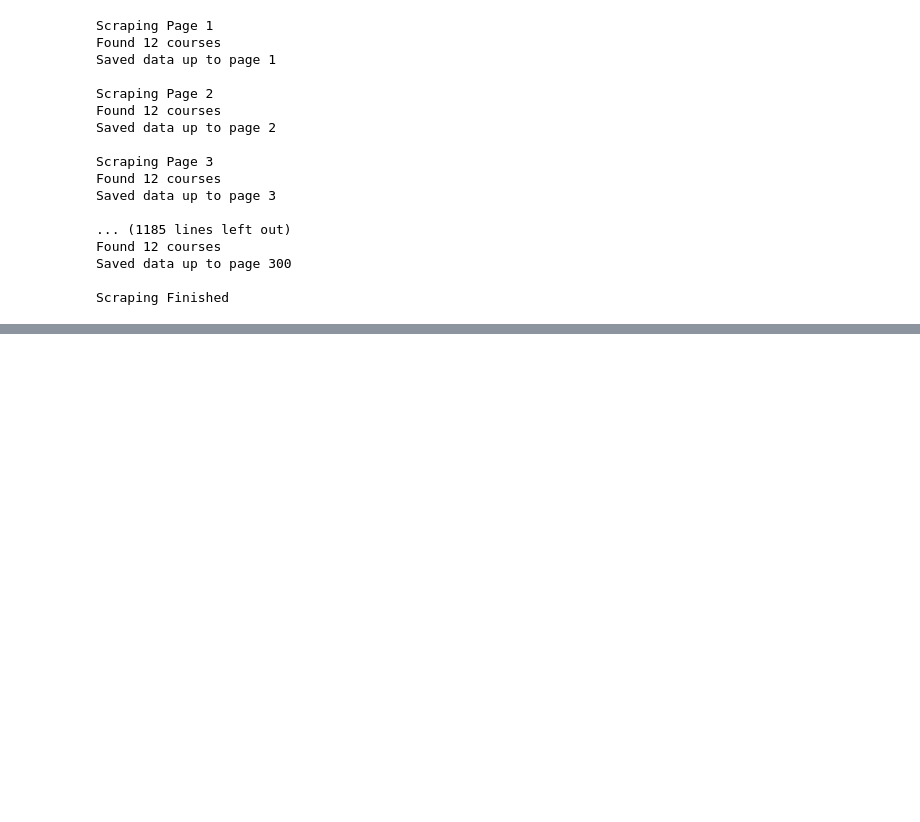
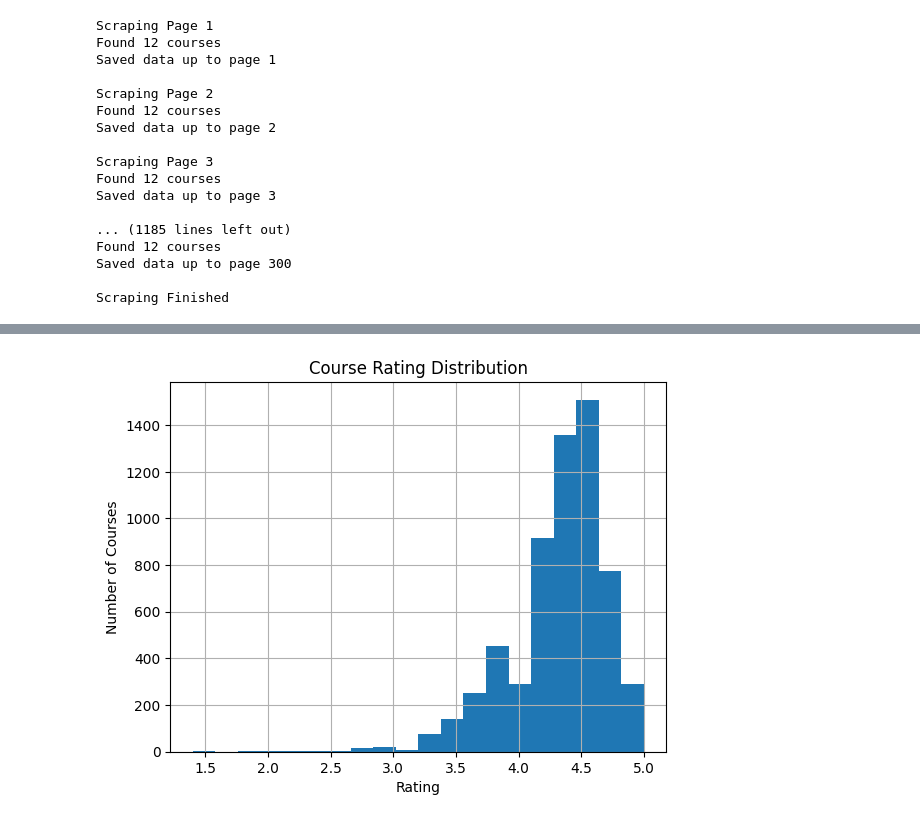
Before and after one commit to sanodyaJinadasa/CourseLens, a Jupyter notebook: CourseLens.ipynb, the cells around one changed output, grey strips where cells are left out. Cells and saved outputs as stored; diff of their text form; code cells hidden in the pictures; blank space fills up the shorter version.

```diff
--- a/CourseLens.ipynb
+++ b/CourseLens.ipynb
@@ -268,0 +656,11 @@ Scraping Finished
+# %%
+df["Rating_value"] = df["Rating"].str.extract(r'(\d\.\d)').astype(float)
+
+df["Rating_value"].hist(bins=20)
+
+plt.title("Course Rating Distribution")
+plt.xlabel("Rating")
+plt.ylabel("Number of Courses")
+plt.show()
+# %% [output]
+[figure, added]
```
Also changed, not shown: parts of 45 cells of this notebook, 4 other files.
